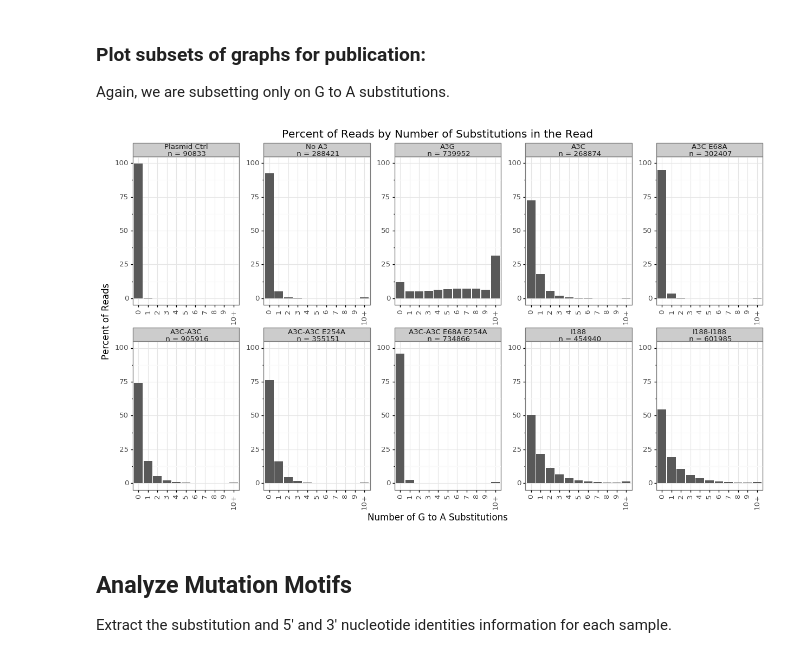
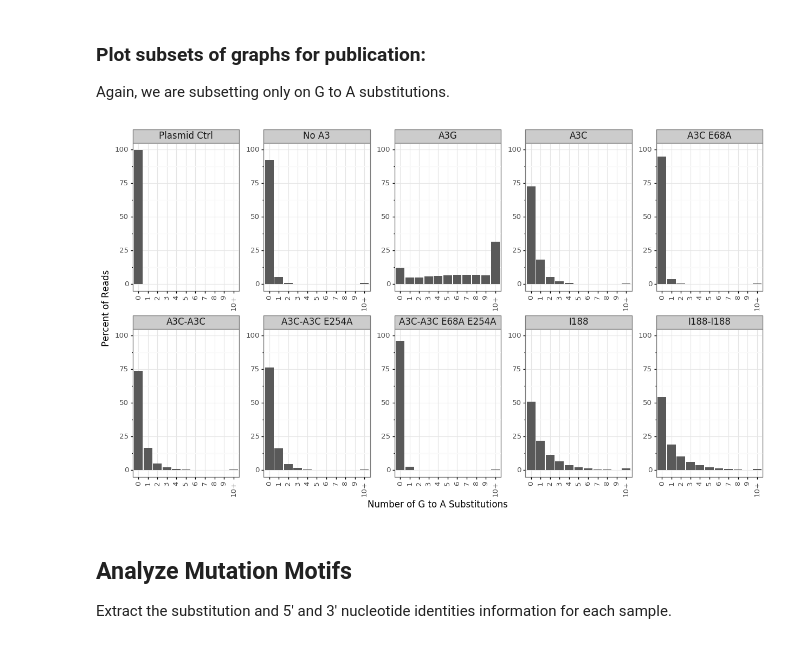
Before and after one commit to jbloomlab/SuperRestrictionFactor_Hypermutation, a Jupyter notebook: analysis_notebook.ipynb, the cells around one changed output. Drawn from its saved outputs; the diff is of its cells as text; code cells hidden in the pictures.

```diff
--- a/analysis_notebook.ipynb
+++ b/analysis_notebook.ipynb
@@ -385,6 +377,7 @@ def getSubstitutions_Nokay_maskG(mutant, wildtype):
 # %%
 NTS_noN = 'ACTG'
 def motif_counts(seq):
+    """Return the count of each possible 3-nucleotide motif in a sequence"""
     motif_counts = {}
     possible_motifs = itertools.product(NTS_noN, repeat=3)
     for motif in possible_motifs:
@@ -393,6 +386,12 @@ def motif_counts(seq):
     return(motif_counts)
 
 def get_n_subs(subs_str):
+    """Return number of substitutions from a mutation string
+
+        The mutation string must have the form:
+            'A1G C5T'
+
+    """
     if subs_str == '':
         return(0)
     else:
@@ -488,0 +485,15 @@ if use_existing == 'no': # only remake `csv`s if specified.
+# %%
+def make_mutinfo_csv(sample, in_dir, out_dir, overwrite=False):
+    if not path.exists(f"{out_dir}/{sample}.csv"):
+        print(f"Making mutinfo csv for {sample}...")
+        process_bcinfo_csv(f"{in_dir}/{sample}_bcinfo.csv.gz", out_dir)
+    elif overwrite:
+        print(f"Overwriting previous mutinfo csv for {sample}...")
+        process_bcinfo_csv(f"{in_dir}/{sample}_bcinfo.csv.gz")
+    else:
+        print(f"Mutinfo csv already exists for {sample}.")
+# %%
+tmp_csvsdir = f"./results_1and1b/mutinfo_csvs"
+
+for sample in df_samplenames:
+    make_mutinfo_csv(sample, countsdir, tmp_csvsdir, overwrite=False)
@@ -684,17 +703,8 @@ display(all_ga_sub_counts_df[all_ga_sub_counts_df['Sample'] == 'NoA3'])
 # %%
-facet_dict_ga = {'PLASMIDCTRL': f"Plasmid Ctrl\n n = {int(sum(all_ga_sub_counts_df[all_ga_sub_counts_df['Sample'] == 'PLASMIDCTRL']['n_ga_sub_count']))}",
-              'NoA3': f"No A3\n n = {int(sum(all_ga_sub_counts_df[all_ga_sub_counts_df['Sample'] == 'NoA3']['n_ga_sub_count']))}",
-              'A3G': f"A3G\n n = {int(sum(all_ga_sub_counts_df[all_ga_sub_counts_df['Sample'] == 'A3G']['n_ga_sub_count']))}",
-              'A3C': f"A3C\n n = {int(sum(all_ga_sub_counts_df[all_ga_sub_counts_df['Sample'] == 'A3C']['n_ga_sub_count']))}",
-              'A3CE68A': f"A3C E68A\n n = {int(sum(all_ga_sub_counts_df[all_ga_sub_counts_df['Sample'] == 'A3CE68A']['n_ga_sub_count']))}",
-              'COTD': f"A3C-A3C\n n = {int(sum(all_ga_sub_counts_df[all_ga_sub_counts_df['Sample'] == 'COTD']['n_ga_sub_count']))}",
-              'COTDE254A': f"A3C-A3C E254A\n n = {int(sum(all_ga_sub_counts_df[all_ga_sub_counts_df['Sample'] == 'COTDE254A']['n_ga_sub_count']))}",
-              'COTDE68AE254A': f"A3C-A3C E68A E254A\n n = {int(sum(all_ga_sub_counts_df[all_ga_sub_counts_df['Sample'] == 'COTDE68AE254A']['n_ga_sub_count']))}",
-              'I188': f"I188\n n = {int(sum(all_ga_sub_counts_df[all_ga_sub_counts_df['Sample'] == 'I188']['n_ga_sub_count']))}",
-              'I188E68A': f"I188 E68A\n n = {int(sum(all_ga_sub_counts_df[all_ga_sub_counts_df['Sample'] == 'I188E68A']['n_ga_sub_count']))}",
-              'COII': f"I188-I188\n n = {int(sum(all_ga_sub_counts_df[all_ga_sub_counts_df['Sample'] == 'COII']['n_ga_sub_count']))}",
-              'COIIE68AE254A': f"I188-I188 E68A E254A\n n = {int(sum(all_ga_sub_counts_df[all_ga_sub_counts_df['Sample'] == 'COIIE68AE254A']['n_ga_sub_count']))}"
-             }
+facet_dict_ga = {'PLASMIDCTRL': f"Plasmid Ctrl", 'NoA3': f"No A3", 'A3G': f"A3G", 'A3C': f"A3C",
+                 'A3CE68A': f"A3C E68A", 'COTD': f"A3C-A3C", 'COTDE254A': f"A3C-A3C E254A",
+                 'COTDE68AE254A': f"A3C-A3C E68A E254A", 'I188': f"I188", 'I188E68A': f"I188 E68A",
+                 'COII': f"I188-I188", 'COIIE68AE254A': f"I188-I188 E68A E254A"}
 
 def facet_labeller_ga(label):
     return(facet_dict_ga[label])
@@ -762,27 +768,26 @@ Again, we are subsetting only on G to A substitutions.
 # %%
 NoI188E68A = pd.concat([all_ga_sub_counts_df[(all_ga_sub_counts_df['Sample'] != 'I188E68A') &
                                              (all_ga_sub_counts_df['Sample'] != 'COIIE68AE254A')]])
 
 facet_list = ["PLASMIDCTRL", 'NoA3', 'A3G', 'A3C', 'A3CE68A', 'COTD', 'COTDE254A', 'COTDE68AE254A',
               'I188', 'COII']
 facet_cat = pd.Categorical(NoI188E68A['Sample'], categories=facet_list)
 
 NoI188E68A = NoI188E68A.assign(facet_cat = facet_cat)
 
 ga_mut_freq_plot = (ggplot(NoI188E68A, aes(x='x_cat', y='n_ga_sub_freq')) +
                   geom_bar(stat='identity') +
                   scale_y_continuous(limits=(0, 100)) +
                   facet_wrap('~ facet_cat', ncol=5, labeller=facet_labeller_ga, scales='free') +
-                  labs(title='Percent of Reads by Number of Substitutions in the Read') +
                   ylab('Percent of Reads') +
                   xlab('Number of G to A Substitutions') +
                   theme(axis_text_x=element_text(angle=90),
                         figure_size=(15, 8),
-                        strip_background_x=element_rect(height=1/11),
-                        panel_spacing=(0.45)
+                        panel_spacing=(0.45),
+                        strip_text_x = element_text(size = 12)
                        )
                   )
 
 _ = ga_mut_freq_plot.draw()
 # %% [output]
-[figure, old version]
+[figure, new version]
```
Also changed, not shown: parts of 19 cells of this notebook.
